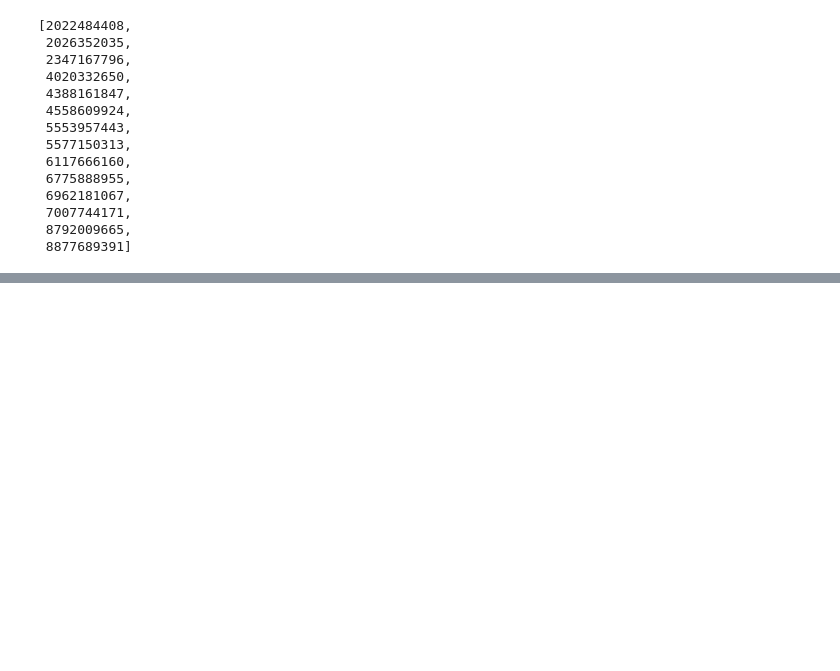
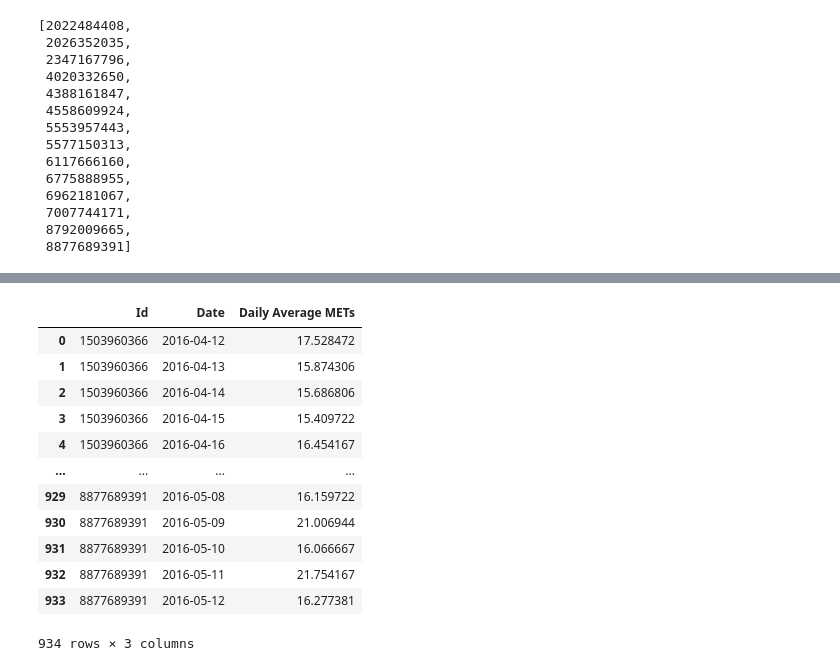
Before and after one commit to Aishani1234/Bellabeat_Case-Study, a Jupyter notebook: DataExploration.ipynb, the cells around one changed output, grey strips where cells are left out. Drawn from its saved outputs; the diff is of its cells as text; code cells hidden in the pictures; blank space fills up the shorter version.

```diff
--- a/DataExploration.ipynb
+++ b/DataExploration.ipynb
@@ -59,0 +162,16 @@ list(df['Id'].unique())
+# %%
+df.groupby(['Id', 'Date'])['METs'].mean().reset_index(name='Daily Average METs')
+# %% [output]
+|  | Id | Date | Daily Average METs |
+| 0 | 1503960366 | 2016-04-12 | 17.528472 |
+| 1 | 1503960366 | 2016-04-13 | 15.874306 |
+| 2 | 1503960366 | 2016-04-14 | 15.686806 |
+| 3 | 1503960366 | 2016-04-15 | 15.409722 |
+| 4 | 1503960366 | 2016-04-16 | 16.454167 |
+| ... | ... | ... | ... |
+| 929 | 8877689391 | 2016-05-08 | 16.159722 |
+| 930 | 8877689391 | 2016-05-09 | 21.006944 |
+| 931 | 8877689391 | 2016-05-10 | 16.066667 |
+| 932 | 8877689391 | 2016-05-11 | 21.754167 |
+| 933 | 8877689391 | 2016-05-12 | 16.277381 |
+934 rows × 3 columns
```
Also changed, not shown: parts of 13 cells of this notebook.
